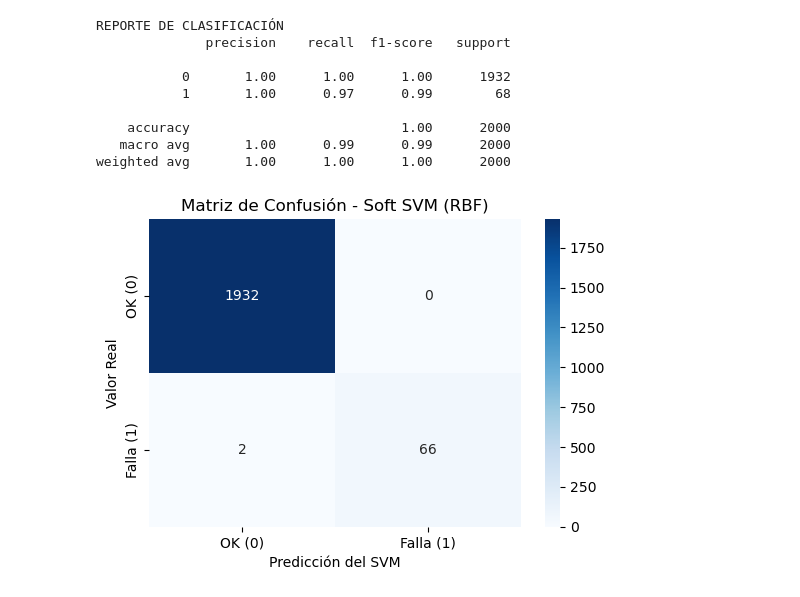
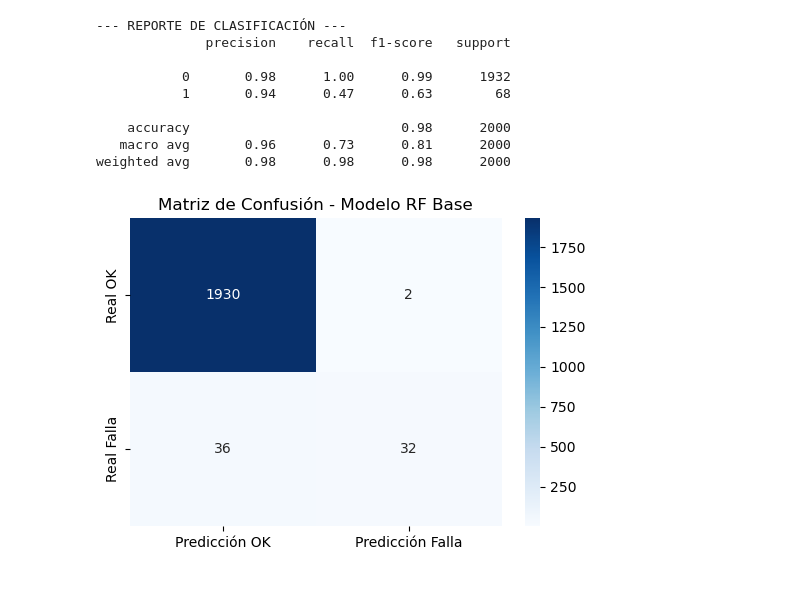
Before and after one commit to FMarin2401/ProyectoFresadoras, a Jupyter notebook: ProyectoFresadoras.ipynb, the cells around one changed output. Cells and saved outputs as stored; diff of their text form; code cells hidden in the pictures.

```diff
--- a/ProyectoFresadoras.ipynb
+++ b/ProyectoFresadoras.ipynb
@@ -78,13 +96,0 @@ X_test_scaled = scaler.transform(X_test)       # Solo transformamos la sección
-# %%
-######## Implementar Soft SVM con Kernel RBF
-###### C=1.0: Es el parámetro de regularización (Margen vs Errores permitidos)
-###### class_weight='balanced': Obliga al modelo a darle más importancia a las máquinas
-####### en el cual se presentan las fallas (1)
-
-svm_model = SVC(kernel='rbf', C=1.0, class_weight='balanced', random_state=42)
-
-######## Entrenar el modelo
-svm_model.fit(X_train_scaled, y_train)
-
-######### Realizar predicciones
-y_pred = svm_model.predict(X_test_scaled)
@@ -91,27 +107,27 @@ y_pred = svm_model.predict(X_test_scaled)
 # %%
-######### Evaluar el modelo (NO usar solo Accuracy)
-print("REPORTE DE CLASIFICACIÓN")
+# ENTRENAMIENTO Y EVALUACIÓN: Random Forest (Modelo Base)
+rf_model = RandomForestClassifier(random_state=42, class_weight='balanced')
+rf_model.fit(X_train_scaled, y_train)
+y_pred = rf_model.predict(X_test_scaled)
+print("\n--- REPORTE DE CLASIFICACIÓN ---")
 print(classification_report(y_test, y_pred))
 
-######### Graficar la Matriz de Confusión para el documento
-cm = confusion_matrix(y_test, y_pred)
+# Matriz de Confusión del modelo optimizado
+cm_opt = confusion_matrix(y_test, y_pred)
 plt.figure(figsize=(6,4))
-sns.heatmap(cm, annot=True, fmt='d', cmap='Blues',
-            xticklabels=['OK (0)', 'Falla (1)'],
-            yticklabels=['OK (0)', 'Falla (1)'])
-
-plt.xlabel('Predicción del SVM')
-plt.ylabel('Valor Real')
-plt.title('Matriz de Confusión - Soft SVM (RBF)')
+sns.heatmap(cm_opt, annot=True, fmt='d', cmap='Blues',
+            xticklabels=['Predicción OK', 'Predicción Falla'],
+            yticklabels=['Real OK', 'Real Falla'])
+plt.title('Matriz de Confusión - Modelo RF Base')
 plt.show()
 # %% [output]
-REPORTE DE CLASIFICACIÓN
+--- REPORTE DE CLASIFICACIÓN ---
               precision    recall  f1-score   support
 
-           0       1.00      1.00      1.00      1932
-           1       1.00      0.97      0.99        68
+           0       0.98      1.00      0.99      1932
+           1       0.94      0.47      0.63        68
 
-    accuracy                           1.00      2000
-   macro avg       1.00      0.99      0.99      2000
-weighted avg       1.00      1.00      1.00      2000
+    accuracy                           0.98      2000
+   macro avg       0.96      0.73      0.81      2000
+weighted avg       0.98      0.98      0.98      2000
-[figure, old version]
+[figure, new version]
```
Also changed, not shown: parts of 19 cells of this notebook, 1 other file.
